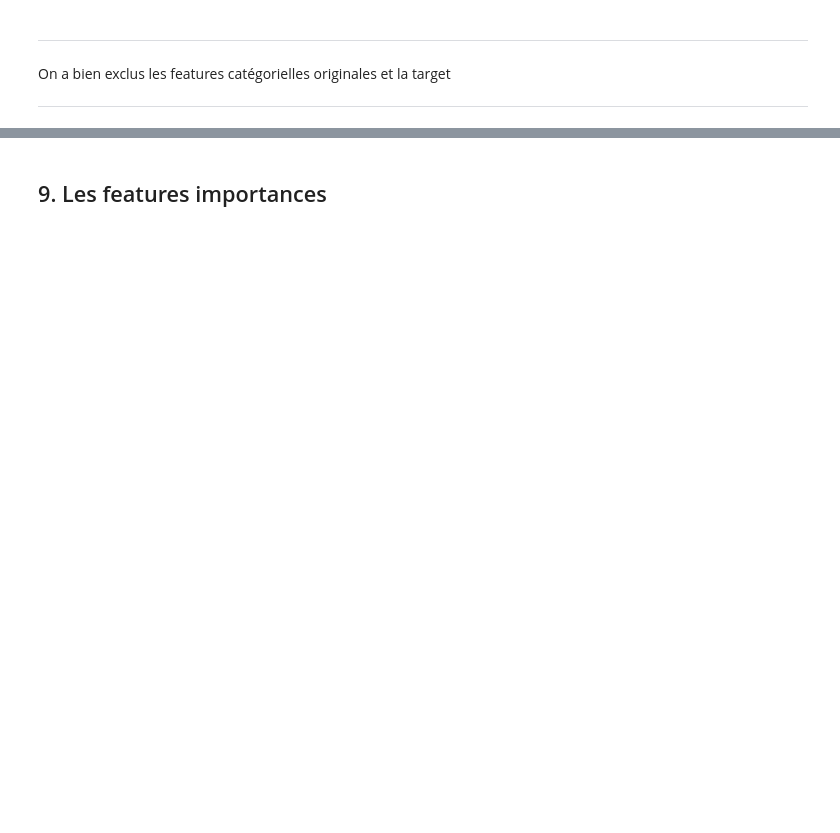
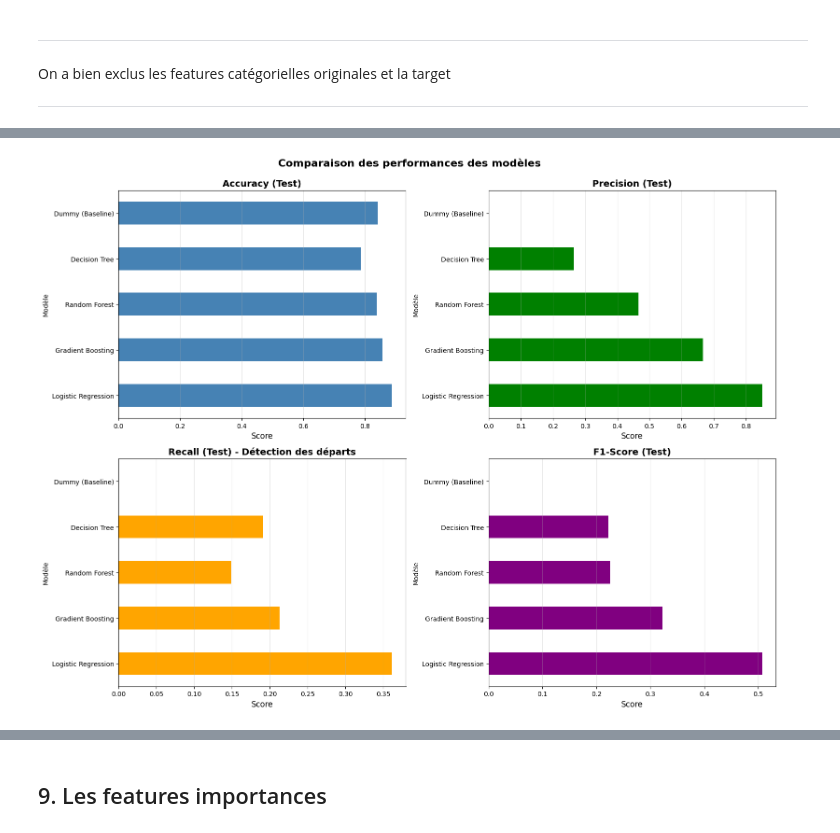
Before and after one commit to vler0ux/esn, a Jupyter notebook: 02_modelisation.ipynb, the cells around one changed output, grey strips where cells are left out. Cells and saved outputs as stored; diff of their text form; code cells hidden in the pictures; blank space fills up the shorter version.

Commit message:
suppression de features + insertion class_weight

```diff
--- a/02_modelisation.ipynb
+++ b/02_modelisation.ipynb
@@ -36,7 +76,7 @@ df.info()
 #### 2.1 Affichage de variables quantitatives et qualitatives
 # %%
 variables_quantitatives =df.select_dtypes(include=['int64', 'float64']).columns.tolist()
-variables_qualitatives = df.select_dtypes(include=['object']).columns.tolist()
+variables_qualitatives = df.select_dtypes(include=['object', 'string']).columns.tolist()
 
 print("🔢 VARIABLES QUANTITATIVES (numériques) :\n")
 for i, col in enumerate(variables_quantitatives, 1):
@@ -55,7 +113,7 @@ print("ÉTAPE 1 : ANALYSE DES VARIABLES CATÉGORIELLES")
 print("="*80)
 
 # Lister toutes les variables catégorielles (object)
-variables_qualitatives = df.select_dtypes(include=['object']).columns.tolist()
+variables_qualitatives = df.select_dtypes(include=['object', 'string']).columns.tolist()
 
 print(f"\n📝 Variables catégorielles détectées : {len(variables_qualitatives)}\n")
 
@@ -225,8 +337,11 @@ print("="*80)
 
 # 1. Lister les colonnes à EXCLURE de X
 colonnes_a_exclure = [
-    'id_employee',                          # Identifiant (pas prédictif)
-    'a_quitte_l_entreprise',                # Variable cible
+    'id_employee',                   # Identifiant (pas prédictif)
+
+    # Variable cible
+    'a_quitte_l_entreprise',
+    'target',
 
     # Variables catégorielles ORIGINALES (avant encodage)
     'genre',
@@ -246,10 +361,6 @@ print(f"\n❌ Colonnes à EXCLURE de X ({len(colonnes_a_exclure)}) :")
 for col in colonnes_a_exclure:
     print(f"   - {col}")
 
-# 2. Créer X en concaténant :
-#    - Variables numériques (sauf celles à exclure)
-#    - Variables encodées (ordinales + nominales + binaires)
-
 # Variables numériques à garder
 variables_numeriques = df.select_dtypes(include=['int64', 'float64']).columns.tolist()
 variables_numeriques_a_garder = [col for col in variables_numeriques
@@ -505,35 +672,4 @@ print("="*80)
 # %%
-# ============================================================================
-# PIPELINE COMPLET : TEST DE PLUSIEURS MODÈLES
-# ============================================================================
-
-import pandas as pd
-import numpy as np
-import matplotlib.pyplot as plt
-import seaborn as sns
-from sklearn.dummy import DummyClassifier
-from sklearn.linear_model import LogisticRegression
-from sklearn.ensemble import RandomForestClassifier, GradientBoostingClassifier
-from sklearn.tree import DecisionTreeClassifier
-from sklearn.neighbors import KNeighborsClassifier
-from sklearn.metrics import (
-    accuracy_score, precision_score, recall_score, f1_score,
-    confusion_matrix, classification_report, roc_auc_score
-)
-import warnings
-warnings.filterwarnings('ignore')
-
-print("="*80)
-print("PIPELINE DE MODÉLISATION - TEST DE PLUSIEURS ALGORITHMES")
-print("="*80)
-
-# ============================================================================
-# 1. DÉFINIR LES MODÈLES À TESTER
-# ============================================================================
-
-print("\n📋 Modèles à tester :")
-print("─"*80)
-
 modeles = {
     'Dummy (Baseline)': DummyClassifier(strategy='most_frequent', random_state=42),
     'Logistic Regression': LogisticRegression(max_iter=1000, random_state=42),
@@ -547,14 +683,6 @@ for i, nom in enumerate(modeles.keys(), 1):
 
 print(f"\n✅ Total : {len(modeles)} modèles")
 
-# ============================================================================
-# 2. ENTRAÎNER ET ÉVALUER TOUS LES MODÈLES
-# ============================================================================
-
-print("\n" + "="*80)
-print("ENTRAÎNEMENT ET ÉVALUATION DES MODÈLES")
-print("="*80)
-
 resultats = []
 matrices_confusion = {}
 predictions = {}
@@ -564,13 +692,8 @@ for nom_modele, modele in modeles.items():
     print(f"🔄 Modèle en cours : {nom_modele}")
     print(f"{'─'*80}")
 
-    # Entraînement
-    print("  ⏳ Entraînement...")
     modele.fit(X_train, y_train)
-    print("  ✅ Entraîné")
 
-    # Prédictions
-    print("  ⏳ Prédictions...")
     y_pred_train = modele.predict(X_train)
     y_pred_test = modele.predict(X_test)
 
@@ -578,7 +701,7 @@ for nom_modele, modele in modeles.items():
     try:
         y_proba_test = modele.predict_proba(X_test)[:, 1]
     except:
-        y_proba_test = y_pred_test  # Pour Dummy qui n'a pas predict_proba
+        y_proba_test = y_pred_test
 
     # Métriques sur TRAIN
     acc_train = accuracy_score(y_train, y_pred_train)
@@ -624,9 +747,6 @@ print("\n" + "="*80)
 print("✅ TOUS LES MODÈLES ONT ÉTÉ ENTRAÎNÉS ET ÉVALUÉS")
 print("="*80)
 
-# ============================================================================
-# 3. TABLEAU COMPARATIF DES PERFORMANCES
-# ============================================================================
 
 print("\n" + "="*80)
 print("📊 TABLEAU COMPARATIF DES PERFORMANCES")
@@ -639,24 +759,20 @@ df_resultats = df_resultats.sort_values('F1-Score', ascending=False)
 
 print("\n" + df_resultats.to_string(index=False))
 
-# Identifier le meilleur modèle
+# meilleur modèle
 meilleur_modele = df_resultats.iloc[0]['Modèle']
 print(f"\n🏆 MEILLEUR MODÈLE (F1-Score) : {meilleur_modele}")
 
-# Identifier le modèle avec le meilleur Recall
+# meilleur Recall
 df_resultats_recall = df_resultats.sort_values('Recall', ascending=False)
 meilleur_recall = df_resultats_recall.iloc[0]['Modèle']
 print(f"🎯 MEILLEUR RECALL : {meilleur_recall} (Recall = {df_resultats_recall.iloc[0]['Recall']:.4f})")
 
-# ============================================================================
-# 4. VISUALISATIONS
-# ============================================================================
 
 print("\n" + "="*80)
 print("📊 GÉNÉRATION DES VISUALISATIONS")
 print("="*80)
 
-# GRAPHIQUE 1 : Comparaison des métriques principales
 fig, axes = plt.subplots(2, 2, figsize=(16, 12))
 
 # Accuracy
@@ -798,18 +914,4 @@ else:
 print("\n" + "="*80)
 print("✅ PIPELINE TERMINÉ")
 print("="*80)
-
-# ============================================================================
-# 6. SAUVEGARDE DES RÉSULTATS
-# ============================================================================
-
-print("\n💾 Sauvegarde des résultats...")
-
-# Sauvegarder le DataFrame des résultats
-df_resultats.to_csv('resultats_modeles.csv', index=False)
-print("✅ Résultats sauvegardés dans 'resultats_modeles.csv'")
-
-print("\n🎯 PROCHAINES ÉTAPES :")
-print("  1. Optimiser le meilleur modèle (hyperparamètres)")
-print("  2. Gérer le déséquilibre des classes (class_weight, SMOTE)")
-print("  3. Utiliser SHAP pour l'interprétabilité")
+# %% [output]
@@ -815,0 +935 @@ print("  3. Utiliser SHAP pour l'interprétabilité")
+[figure, added]
```
Also changed, not shown: parts of 39 cells of this notebook, 1 other file.
